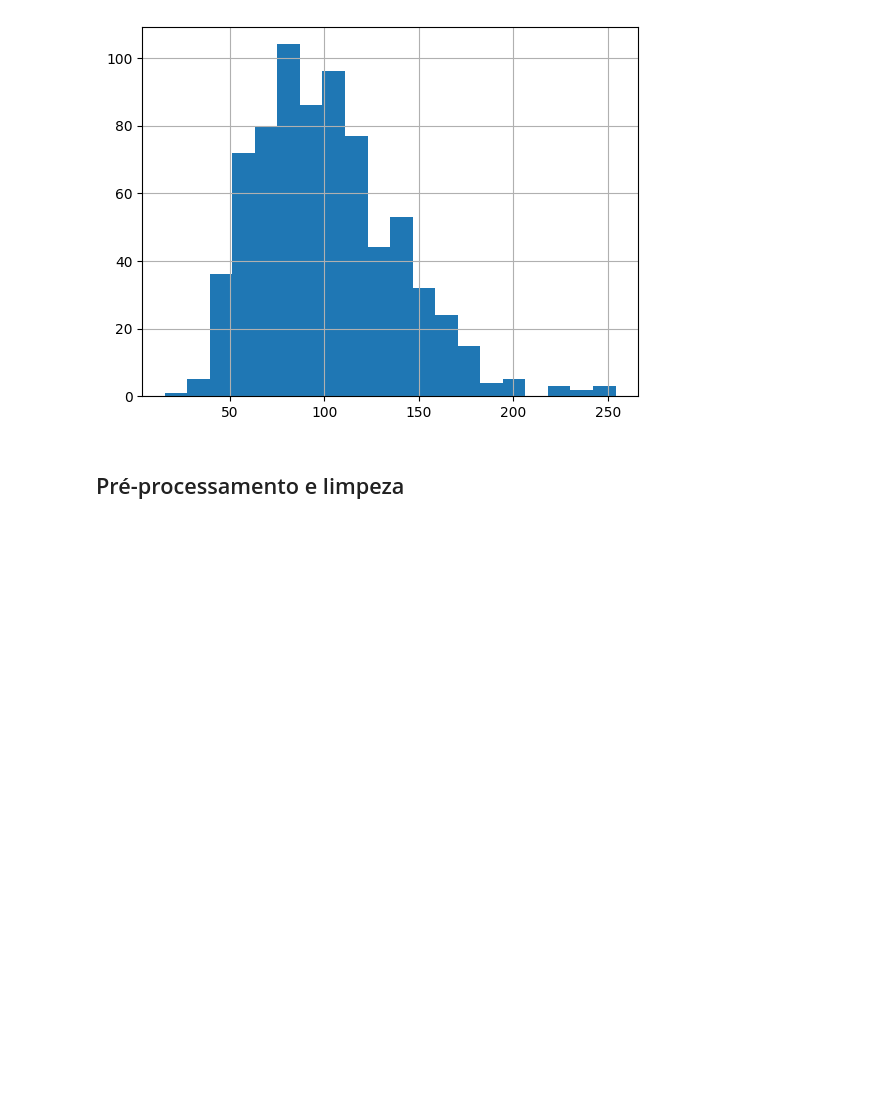
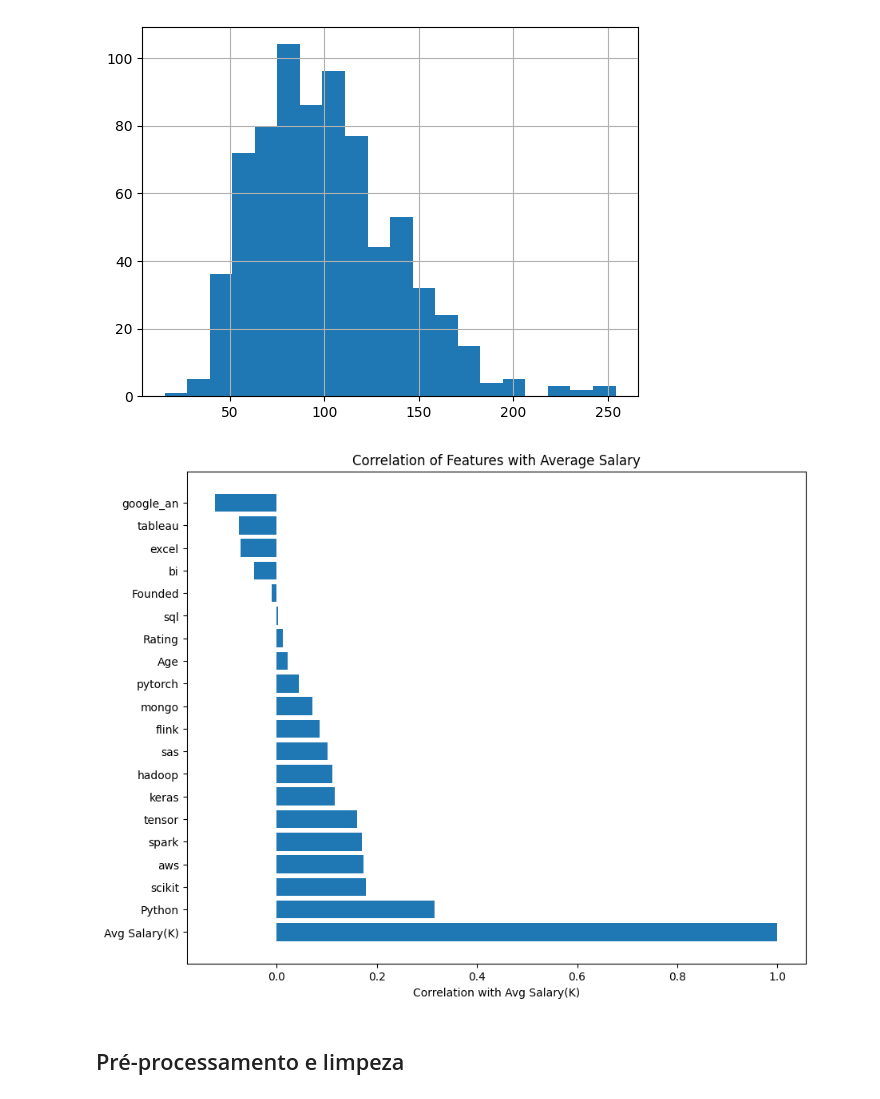
Before and after one commit to Washjr/InteligenciaArtificial, a Jupyter notebook: modelo-regressao/Regressão_Washington_Junior_e_Eduardo_Ikeda.ipynb, the cells around one changed output. Cells and saved outputs as stored; diff of their text form; code cells hidden in the pictures; blank space fills up the shorter version.

```diff
--- a/modelo-regressao/Regressão_Washington_Junior_e_Eduardo_Ikeda.ipynb
+++ b/modelo-regressao/Regressão_Washington_Junior_e_Eduardo_Ikeda.ipynb
@@ -92,6 +92,29 @@ df['Avg Salary(K)'].hist(bins=20)
 # %% [output]
 <Axes: >
 [figure]
+# %%
+# Adicionar colunas binárias (como Python, spark, etc.) que são do tipo inteiro
+# pegue do features.txt
+skill_columns = ['Python', 'spark', 'aws', 'excel', 'sql', 'sas', 'keras', 'pytorch',
+                 'scikit', 'tensor', 'hadoop', 'tableau', 'bi', 'flink', 'mongo', 'google_an']
+
+# Garantir que estão como inteiros
+df[skill_columns] = df[skill_columns].fillna(0).astype(int)
+
+# Adicionar essas colunas à análise
+df_corr = df[['Avg Salary(K)', 'Rating', 'Founded', 'Age'] + skill_columns]
+
+# Calcular correlação e ordenar
+correlation = df_corr.corr()
+corr_with_salary = correlation['Avg Salary(K)'].sort_values(ascending=False)
+
+plt.figure(figsize=(10, 8))
+plt.barh(corr_with_salary.index, corr_with_salary.values)
+plt.xlabel('Correlation with Avg Salary(K)')
+plt.title('Correlation of Features with Average Salary')
+plt.show()
+# %% [output]
+[figure, added]
 # %% [markdown]
 ## Pré-processamento e limpeza
 # %%
```
Also changed, not shown: parts of 14 cells of this notebook, 2 other files.
